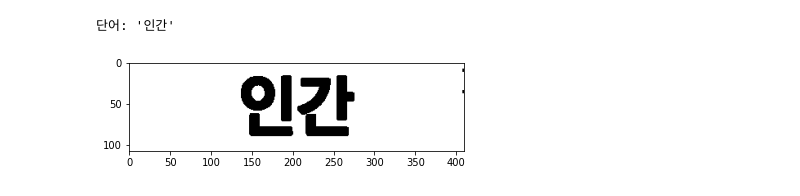
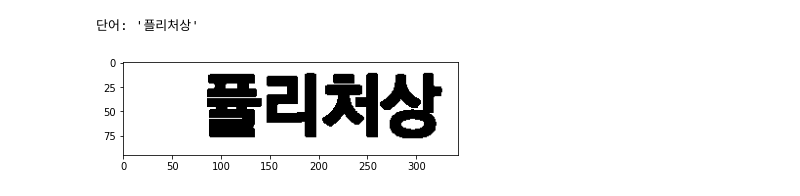
Before and after one commit to junglesub/mndcmc-bingo, a Jupyter notebook: python-cv/detect_sample.ipynb, the cells around one changed output. Cells and saved outputs as stored; diff of their text form; code cells hidden in the pictures.

Commit message:
feat: detect new star words

```diff
--- a/python-cv/detect_sample.ipynb
+++ b/python-cv/detect_sample.ipynb
@@ -29,3 +29,5 @@ cv2_imshow(s)
+# %%
+x_pad_off = 8
 # %%
 # Apply threshold on s - use automatic threshold algorithm (use THRESH_OTSU).
 ret, thresh = cv2.threshold(s, 0, 255, cv2.THRESH_BINARY+cv2.THRESH_OTSU)
@@ -41,7 +43,7 @@ c = max(cnts, key=cv2.contourArea)
 x, y, w, h = cv2.boundingRect(c)
 
 # Crop the bounding rectangle out of img
-out = img[y:y+h, x:x+w, :].copy()
+out = img[y:y+h, x+x_pad_off:x+w-x_pad_off, :].copy()
 
 cv2_imshow(out)
 # %% [output]
@@ -83,0 +95,16 @@ cv2_imshow(out_erinv)
+# %%
+w, h = star_sample.shape[::-1]
+roi_start = (430, 550) # top left corner of the selected area
+roi_end = (526,651) # bottom right corner of the selected area
+
+test_img = out_erinv.copy()
+
+roi = out_erinv[roi_start[1]: roi_end[1], roi_start[0]: roi_end[0]]
+res = cv2.matchTemplate(out_erinv, star_sample, cv2.TM_CCOEFF_NORMED)
+threshold = 0.7
+loc = np.where(res >= threshold)
+for pt in zip(*loc[::-1]):
+    if pt is not None:
+        print("character found")
+        cv2.rectangle(test_img, pt, (pt[0]+w, pt[1]+h), (0,255,255), 2)
+        break
@@ -83,0 +139,4 @@ cv2_imshow(out_erinv)
+# %%
+kernel = cv2.getStructuringElement(cv2.MORPH_RECT, (3,3))
+morph = cv2.morphologyEx(test_img, cv2.MORPH_CLOSE, kernel)
+cv2_imshow(morph)
@@ -84,10 +149,10 @@ cv2_imshow(out_erinv)
 # %%
 import pytesseract
 # out_rgb = cv2.cvtColor(out_erinv, cv2.COLOR_BGR2RGB)
-target_img = out_erinv
-result = pytesseract.image_to_string(target_img, config="--psm 4", lang='kor')
+target_img = morph.copy()
+result = pytesseract.image_to_string(target_img, config="--psm 6", lang='kor')
 print("단어: '%s'" % result.strip())
 cv2_imshow(target_img)
 # %% [output]
-단어: '인간'
+단어: '플리처상'
-[figure, old version]
+[figure, new version]
```
Also changed, not shown: parts of 15 cells of this notebook, 3 other files.
